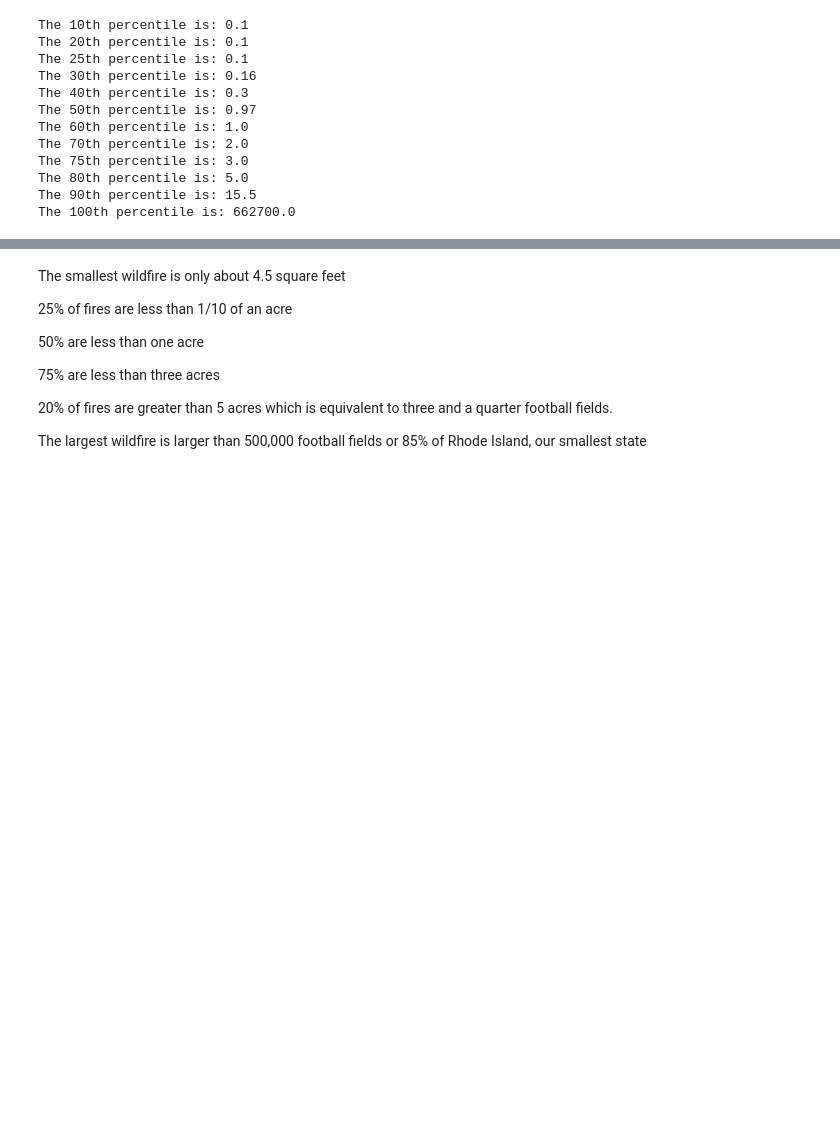
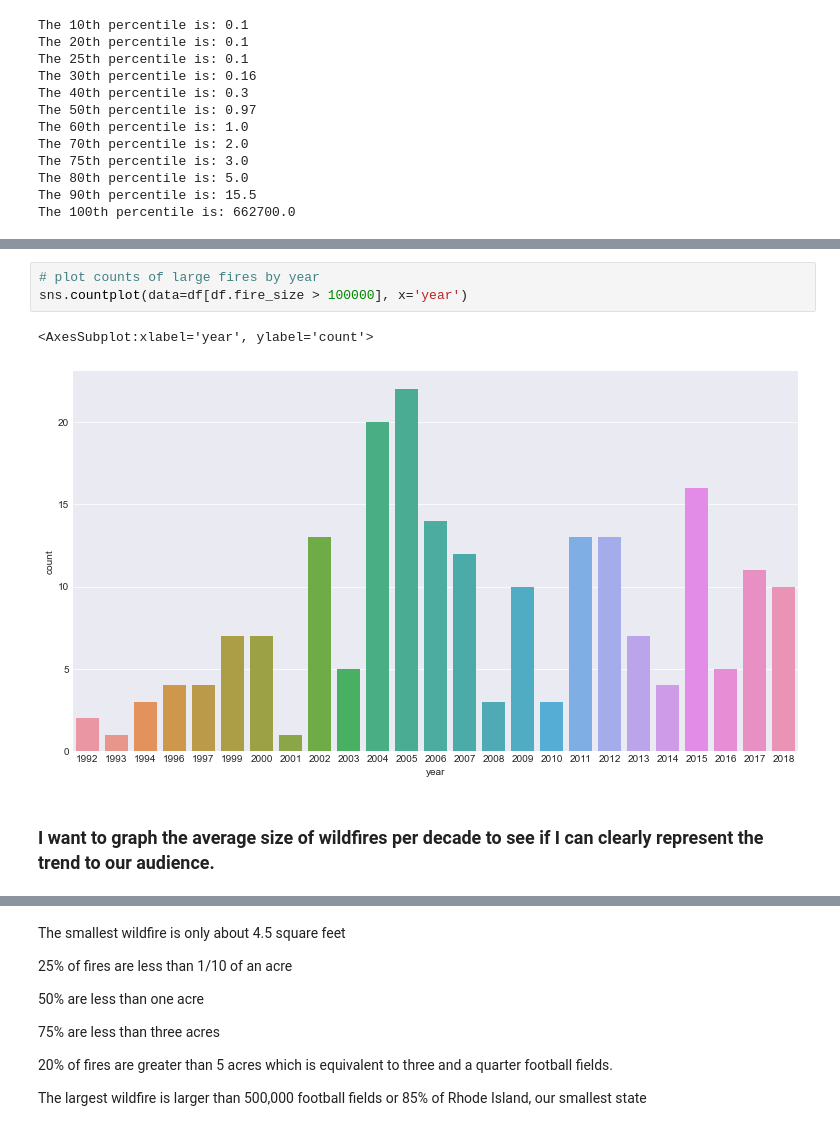
Before and after one commit to Dames-Researching-Flames/Sound-the-Alarm, a Jupyter notebook: Individual Works/lori_explore.ipynb, the cells around one changed output, grey strips where cells are left out. Drawn from its saved outputs; the diff is of its cells as text; blank space fills up the shorter version.

```diff
--- a/Individual Works/lori_explore.ipynb
+++ b/Individual Works/lori_explore.ipynb
@@ -523,0 +581,8 @@ The 100th percentile is: 662700.0
+# %%
+# plot counts of large fires by year
+sns.countplot(data=df[df.fire_size > 100000], x='year')
+# %% [output]
+<AxesSubplot:xlabel='year', ylabel='count'>
+[figure, added]
+# %% [markdown]
+### I want to graph the average size of wildfires per decade to see if I can clearly represent the trend to our audience.
```
Also changed, not shown: parts of 18 cells of this notebook, 1 other file.
